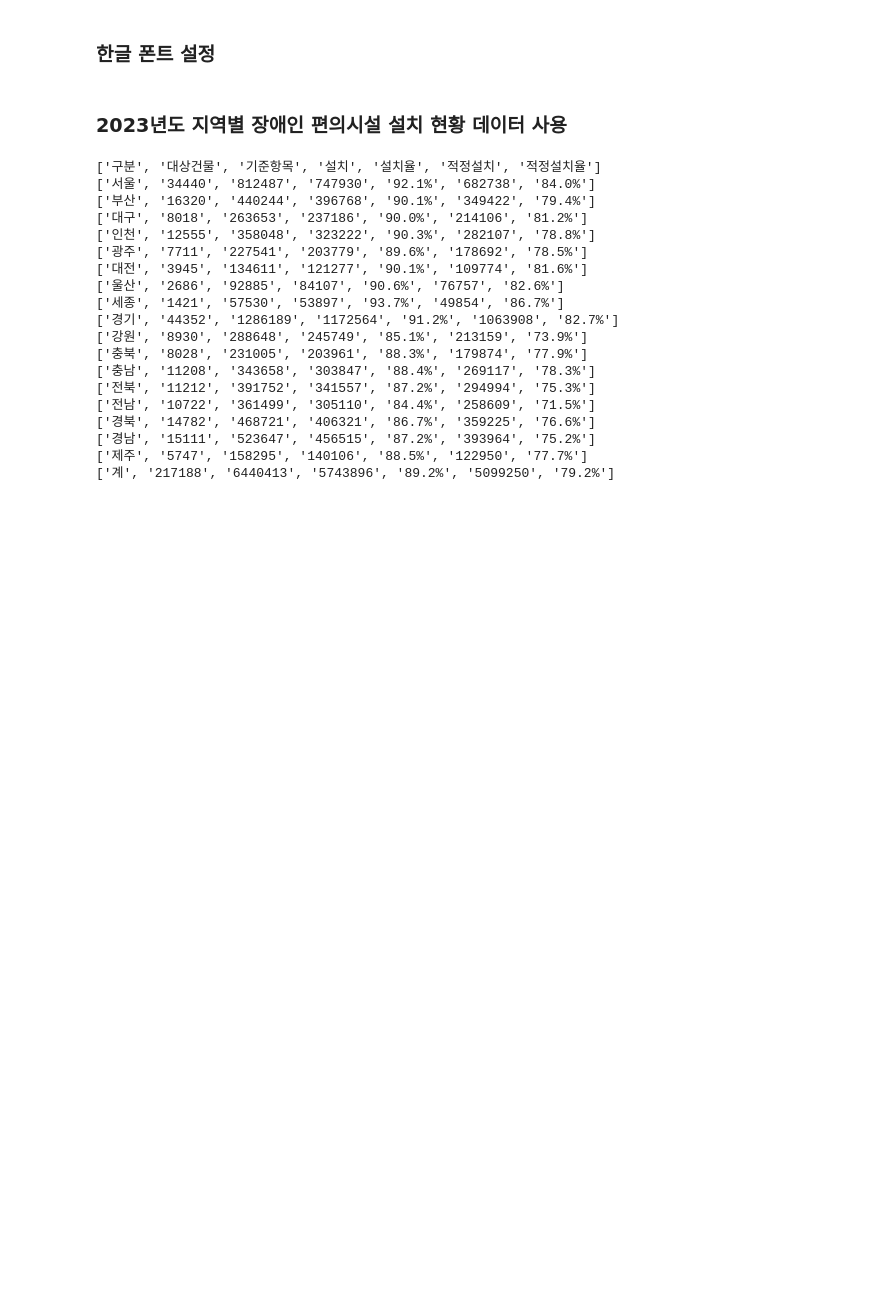
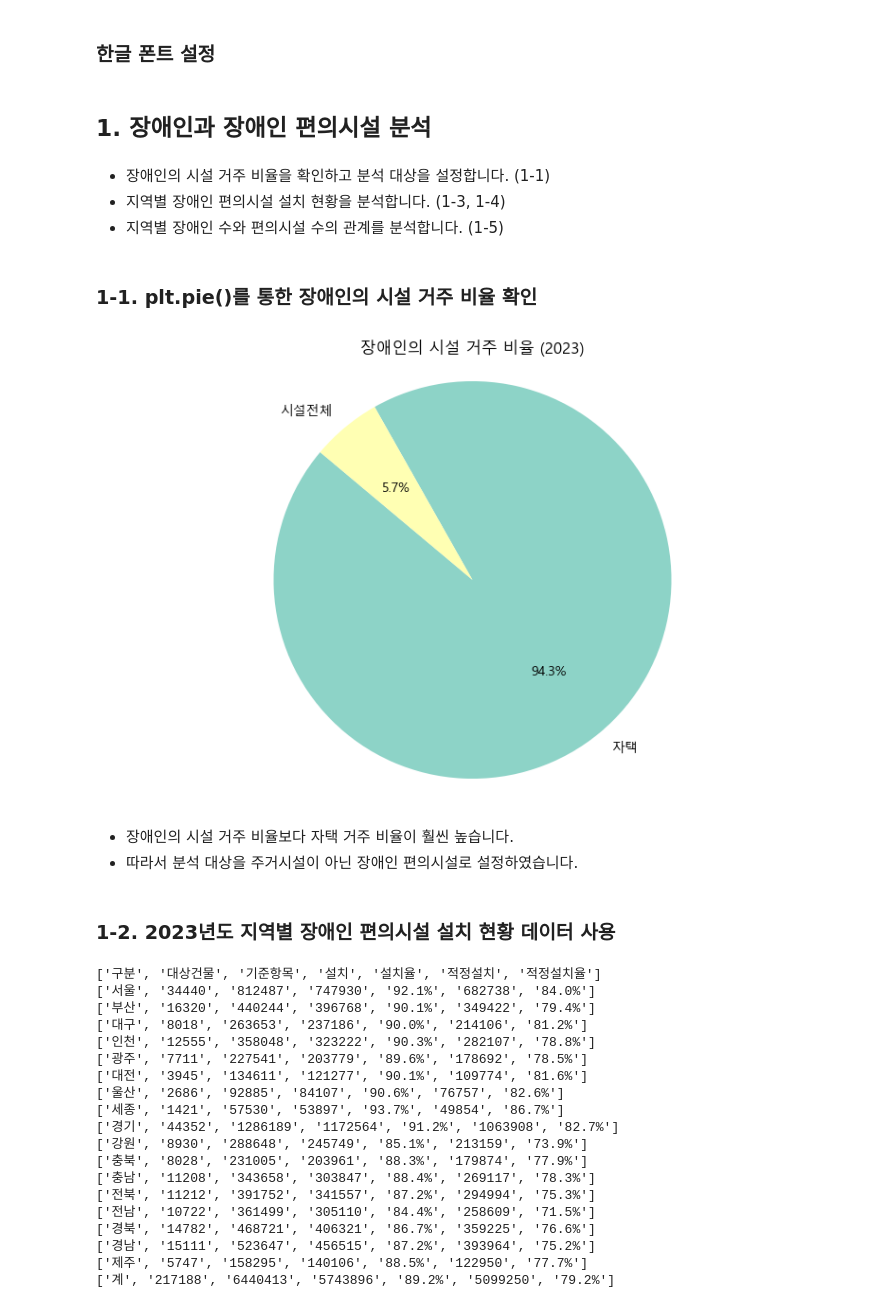
Before and after one commit to sjunc/2024-DA-Team, a Jupyter notebook: 분석 파일/kbs-kbs-DA.ipynb, the cells around one changed output. Saved outputs shown, nothing was run; the diff lists cells and outputs as text; code cells hidden in the pictures; blank space fills up the shorter version.

```diff
--- a/분석 파일/kbs-kbs-DA.ipynb
+++ b/분석 파일/kbs-kbs-DA.ipynb
@@ -11,8 +8,43 @@ plt.rc('font', family='Malgun Gothic')
 plt.rcParams['font.family'] ='Malgun Gothic'
 plt.rc('axes', unicode_minus=False)
 plt.rcParams['axes.unicode_minus'] = False
+# %% [markdown]
+## 1. 장애인과 장애인 편의시설 분석
+# %% [markdown]
+- 장애인의 시설 거주 비율을 확인하고 분석 대상을 설정합니다. (1-1)
+- 지역별 장애인 편의시설 설치 현황을 분석합니다. (1-3, 1-4)
+- 지역별 장애인 수와 편의시설 수의 관계를 분석합니다. (1-5)
+# %% [markdown]
+### 1-1. plt.pie()를 통한 장애인의 시설 거주 비율 확인
+# %%
+import csv
+import matplotlib.pyplot as plt
+
+labels = []
+values = []
+
+with open('../데이터/보조 데이터/2023_장애유형별_거주형태별_비율_20241130125729.csv', 'r', encoding='utf-8') as f:
+    data = csv.reader(f)
+
+    next(data)
+
+    for row in data:
+        labels.append(row[1])
+        values.append(float(row[3]))
+
+# 원 그래프 생성
+plt.figure(figsize=(10, 6))
+plt.pie(values[0:2], labels=labels[0:2], autopct='%1.1f%%', startangle=140, colors=plt.cm.Set3.colors)
+plt.title('장애인의 시설 거주 비율 (2023)')
+plt.axis('equal')
+plt.show()
+# %% [output]
+[figure, added]
+# %% [markdown]
+- 장애인의 시설 거주 비율보다 자택 거주 비율이 훨씬 높습니다.
+- 따라서 분석 대상을 주거시설이 아닌 장애인 편의시설로 설정하였습니다.
 # %% [markdown]
-### 2023년도 지역별 장애인 편의시설 설치 현황 데이터 사용
+### 1-2. 2023년도 지역별 장애인 편의시설 설치 현황 데이터 사용
 # %%
 import csv
 
```
Also changed, not shown: parts of 21 cells of this notebook.
